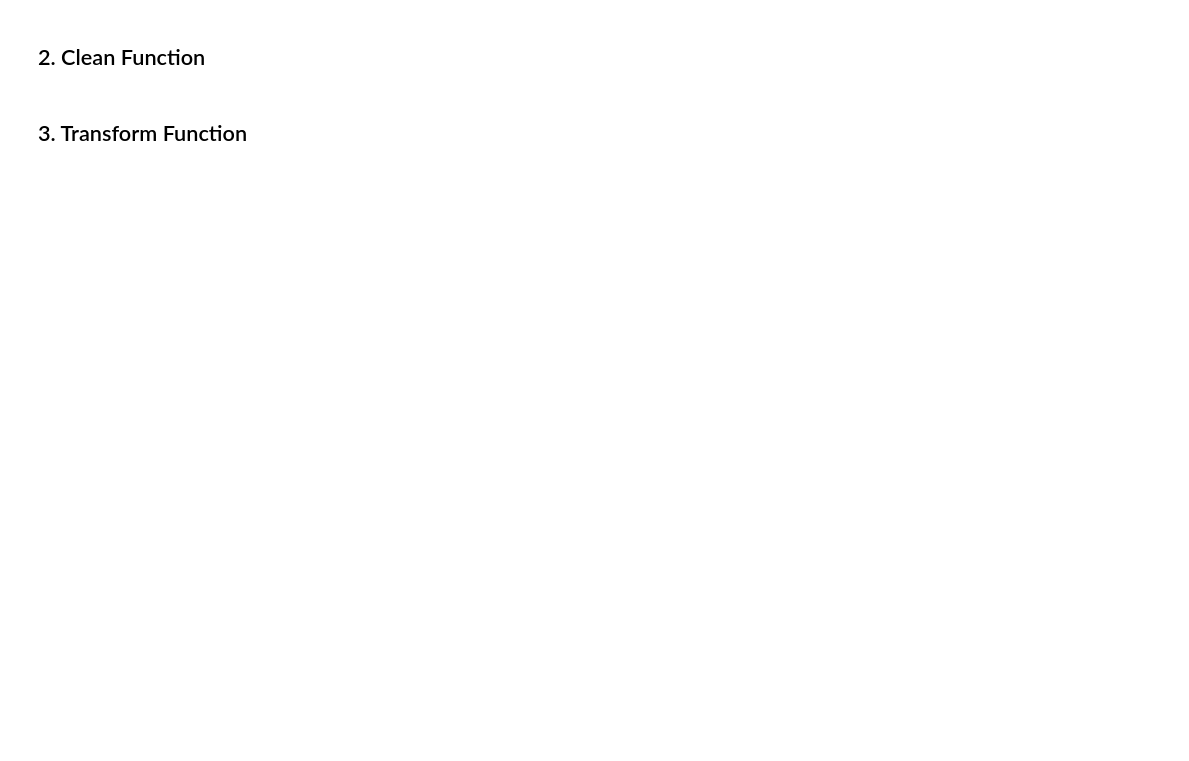
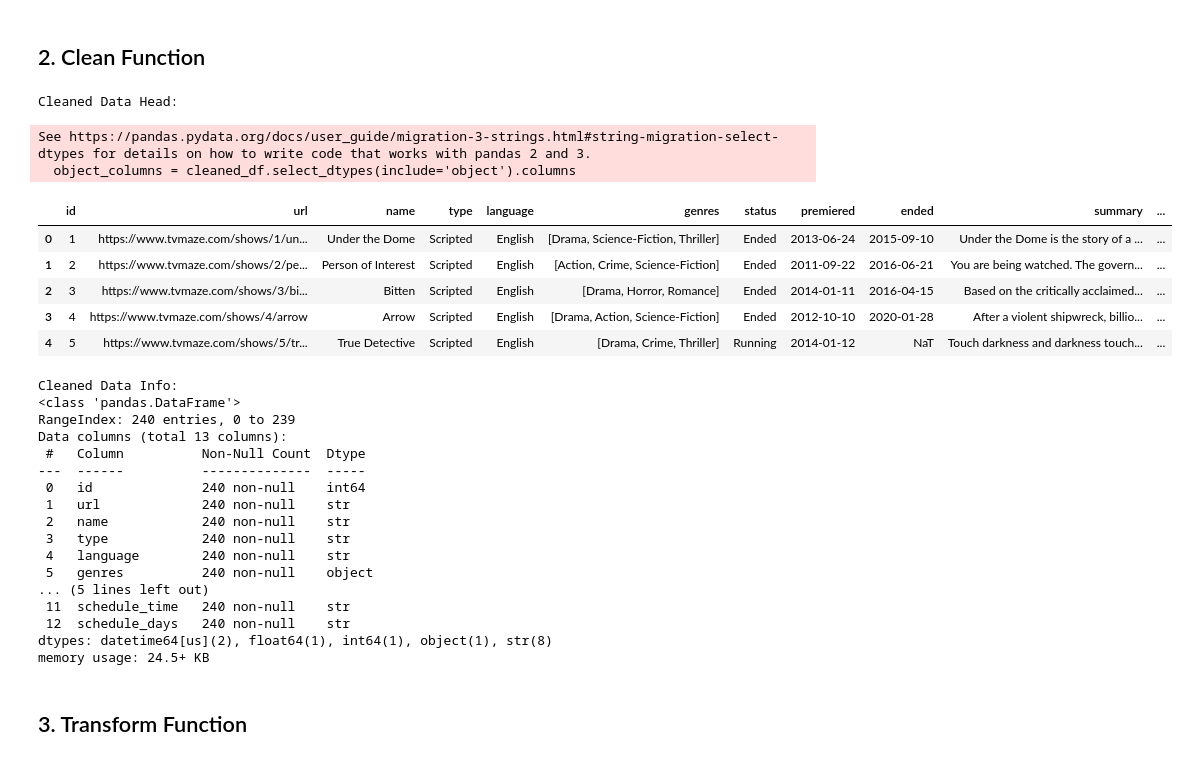
Before and after one commit to MaharjanSumit-59/AI_Data_Internship, a Jupyter notebook: week_4(ETL_Data_Cleaning)/Task_8/task3_etl.ipynb, the cells around one changed output. Cells and saved outputs as stored; diff of their text form; code cells hidden in the pictures; blank space fills up the shorter version.

```diff
--- a/week_4(ETL_Data_Cleaning)/Task_8/task3_etl.ipynb
+++ b/week_4(ETL_Data_Cleaning)/Task_8/task3_etl.ipynb
@@ -119,33 +138,71 @@ def clean(df):
         'dvdCountry'
     ]
 
     existing_cols = [col for col in drop_columns if col in cleaned_df.columns]
 
     cleaned_df.drop(columns=existing_cols, inplace=True)
 
     # ---------------- HANDLE NULL VALUES ----------------
     cleaned_df['rating_average'] = cleaned_df['rating_average'].fillna(0)
 
     object_columns = cleaned_df.select_dtypes(include='object').columns
 
     for col in object_columns:
         cleaned_df[col] = cleaned_df[col].fillna('Unknown')
 
     # ---------------- DATE CONVERSION ----------------
     for col in ['premiered', 'ended']:
         if col in cleaned_df.columns:
             cleaned_df[col] = pd.to_datetime(cleaned_df[col], errors='coerce')
 
     # ---------------- REMOVE HTML TAGS ----------------
     if 'summary' in cleaned_df.columns:
         cleaned_df['summary'] = cleaned_df['summary'].str.replace(
             r'<.*?>', '',
             regex=True
         )
 
     logger.info(f"Cleaning completed. Output rows: {len(cleaned_df)}")
 
     return cleaned_df
+
+# Example usage of the clean function
+cleaned_df = clean(raw_df)
+
+if not cleaned_df.empty:
+    print("\nCleaned Data Head:")
+    display(cleaned_df.head())
+    print("\nCleaned Data Info:")
+    cleaned_df.info()
+else:
+    print("No data after cleaning.")
+# %% [output]
+Cleaned Data Head:
+See https://pandas.pydata.org/docs/user_guide/migration-3-strings.html#string-migration-select-dtypes for details on how to write code that works with pandas 2 and 3.
+  object_columns = cleaned_df.select_dtypes(include='object').columns
+|  | id | url | name | type | language | genres | status | premiered | ended | summary | ... |
+| 0 | 1 | https://www.tvmaze.com/shows/1/un... | Under the Dome | Scripted | English | [Drama, Science-Fiction, Thriller] | Ended | 2013-06-24 | 2015-09-10 | Under the Dome is the story of a ... | ... |
+| 1 | 2 | https://www.tvmaze.com/shows/2/pe... | Person of Interest | Scripted | English | [Action, Crime, Science-Fiction] | Ended | 2011-09-22 | 2016-06-21 | You are being watched. The govern... | ... |
+| 2 | 3 | https://www.tvmaze.com/shows/3/bi... | Bitten | Scripted | English | [Drama, Horror, Romance] | Ended | 2014-01-11 | 2016-04-15 | Based on the critically acclaimed... | ... |
+| 3 | 4 | https://www.tvmaze.com/shows/4/arrow | Arrow | Scripted | English | [Drama, Action, Science-Fiction] | Ended | 2012-10-10 | 2020-01-28 | After a violent shipwreck, billio... | ... |
+| 4 | 5 | https://www.tvmaze.com/shows/5/tr... | True Detective | Scripted | English | [Drama, Crime, Thriller] | Running | 2014-01-12 | NaT | Touch darkness and darkness touch... | ... |
+Cleaned Data Info:
+<class 'pandas.DataFrame'>
+RangeIndex: 240 entries, 0 to 239
+Data columns (total 13 columns):
+ #   Column          Non-Null Count  Dtype
+---  ------          --------------  -----
+ 0   id              240 non-null    int64
+ 1   url             240 non-null    str
+ 2   name            240 non-null    str
+ 3   type            240 non-null    str
+ 4   language        240 non-null    str
+ 5   genres          240 non-null    object
+... (5 lines left out)
+ 11  schedule_time   240 non-null    str
+ 12  schedule_days   240 non-null    str
+dtypes: datetime64[us](2), float64(1), int64(1), object(1), str(8)
+memory usage: 24.5+ KB
 # %% [markdown]
 ## 3. Transform Function
 # %%
```
Also changed, not shown: parts of 3 cells of this notebook, 3 other files.
